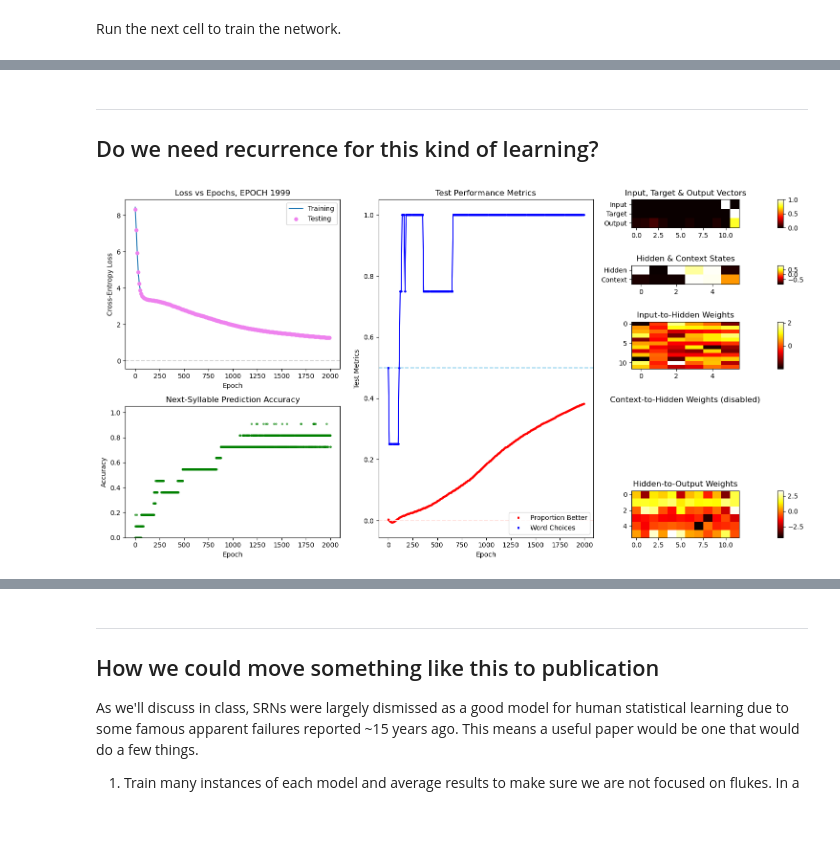
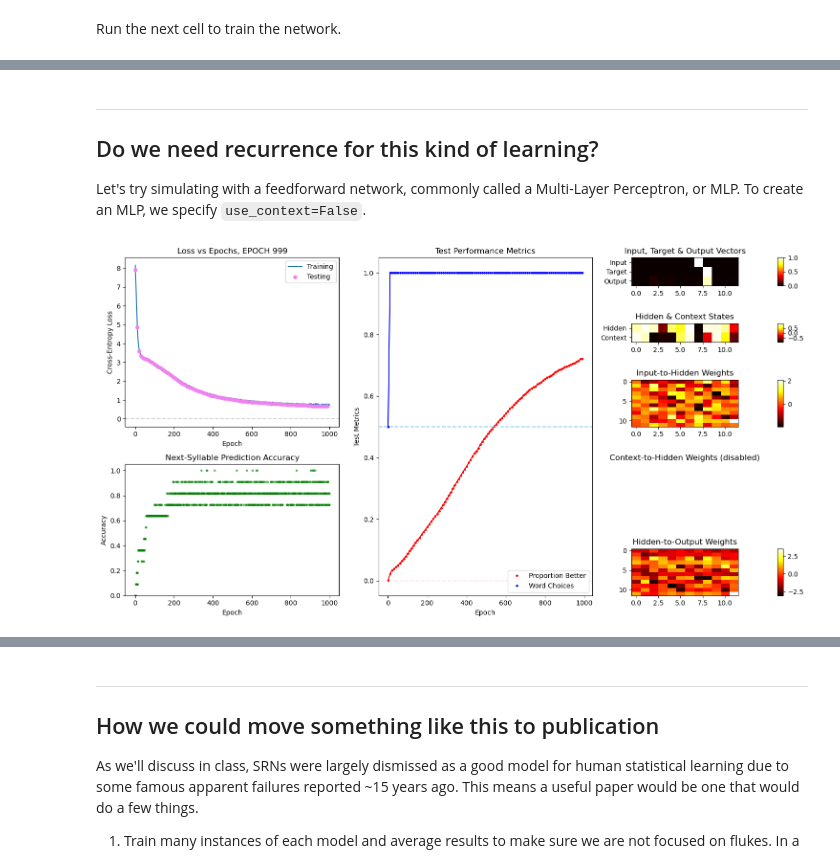
Before and after one commit to jsmagnuson/models-of-the-mind-notebooks, a Jupyter notebook: 14-nnets-04-srn-statlearn.ipynb, the cells around one changed output, grey strips where cells are left out. Cells and saved outputs as stored; diff of their text form; code cells hidden in the pictures; blank space fills up the shorter version.

```diff
--- a/14-nnets-04-srn-statlearn.ipynb
+++ b/14-nnets-04-srn-statlearn.ipynb
@@ -665,26 +665,27 @@ Run the next cell to train the network.
 # Example usage
 # Here are 4 'words' akin to the items used by Saffran et al. (1996)
 lexicon = ['ABC', 'DEF', 'GHI', 'JKL']
+
 # testlexicon = ['ABC', 'DEF'] # Saffran et al only used the first 2 words
-testlexicon=None
+ testlexicon=None # none defaults to the full lexicon
 
 # Here are 4 'part-words' made up of the last syllable of 1 word and the first 2 syllables of another
 comparison_items = ['CDE', 'FGH', 'IJK', 'LAB']  # Example
-# comparison_items = ['IJK', 'AGH']  # Modeled directly after the items used by Saffran et al
+# To model more directly after the items used by Saffran et al:
+# comparison_items = ['IJK', 'AGH']
+
 # if nhid is set to None, the actual number will be the same as number of unique syllables in lexicon,
 # which is the approach of French et al. 2011
-#nhid = 2
-nhid = 6
-#nhid = 20
-# nhid = 12
-# nhid = None
+# nhid = 6
+nhid = None
+
 W_input_hidden, W_bias_hidden, W_context_hidden, \
     W_hidden_output, hidden_state = initialize_network(lexicon, \
     nhidden=nhid, wsd=0.25, use_context=True)
 
-nepochs = 2000
+nepochs = 1000
 W_input_hidden, W_bias_hidden, W_context_hidden, W_hidden_output, hidden_state = \
     train_network(lexicon, nepochs, W_input_hidden, W_bias_hidden, W_context_hidden, W_hidden_output, \
-                  hidden_state, print_interval=10, nhidden=nhid, learning_rate=0.005, test_interval=10, \
+                  hidden_state, print_interval=12, nhidden=nhid, learning_rate=0.01, test_interval=10, \
                   testlexicon=testlexicon, use_context=True)
 # %% [output]
@@ -709,31 +712,18 @@ Epoch 1999: Test loss 1.3792, Proportion Better 0.2950, Word Choices 1.0000
 ----
 
 ## Do we need recurrence for this kind of learning?
+
+Let's try simulating with a feedforward network, commonly called a Multi-Layer Perceptron, or MLP. To create an MLP, we specify `use_context=False`.
 # %%
-# Example usage
-# Here are 4 'words' akin to the items used by Saffran et al. (1996)
-lexicon = ['ABC', 'DEF', 'GHI', 'JKL']
-# testlexicon = ['ABC', 'DEF'] # Saffran et al only used the first 2 words
-testlexicon=None
-
-# Here are 4 'part-words' made up of the last syllable of 1 word and the first 2 syllables of another
-comparison_items = ['CDE', 'FGH', 'IJK', 'LAB']  # Example
-# comparison_items = ['IJK', 'AGH']  # Modeled directly after the items used by Saffran et al
-# if nhid is set to None, the actual number will be the same as number of unique syllables in lexicon,
-# which is the approach of French et al. 2011
-#nhid = 2
-nhid = 6
-#nhid = 20
-# nhid = 12
-# nhid = None
+nhid = None
 W_input_hidden, W_bias_hidden, W_context_hidden, \
     W_hidden_output, hidden_state = initialize_network(lexicon, \
     nhidden=nhid, wsd=0.25, use_context=False)
 
-nepochs = 2000
+nepochs = 1000
 W_input_hidden, W_bias_hidden, W_context_hidden, W_hidden_output, hidden_state = \
     train_network(lexicon, nepochs, W_input_hidden, W_bias_hidden, W_context_hidden, W_hidden_output, \
-                  hidden_state, print_interval=10, nhidden=nhid, learning_rate=0.005, test_interval=10, \
+                  hidden_state, print_interval=12, nhidden=nhid, learning_rate=0.01, test_interval=10, \
                   testlexicon=testlexicon, use_context=False)
 # %% [output]
-[figure, old version]
+[figure, new version]
```
Also changed, not shown: parts of 10 cells of this notebook.
